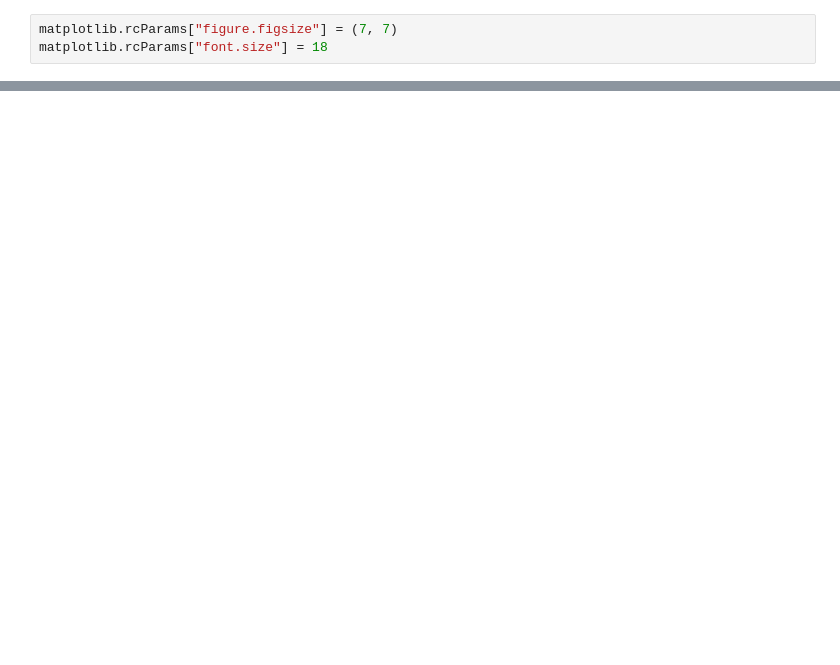
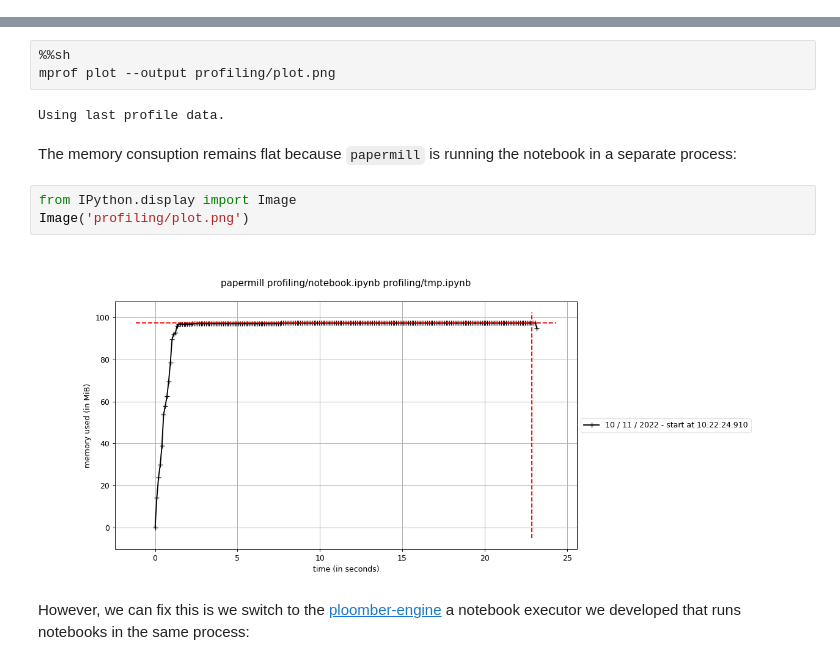
Before and after one commit to ploomber/pydata-nyc-22, a Jupyter notebook: workshop.ipynb, the cells around one changed output, grey strips where cells are left out. Cells and saved outputs as stored; diff of their text form; blank space fills up the shorter version.

```diff
--- a/workshop.ipynb
+++ b/workshop.ipynb
@@ -122,3 +0,0 @@ from sklearn_evaluation import plot
-# %%
-matplotlib.rcParams["figure.figsize"] = (7, 7)
-matplotlib.rcParams["font.size"] = 18
@@ -323,0 +348,14 @@ Path('my_experiments.db').unlink()
+# %%
+%%sh
+mprof plot --output profiling/plot.png
+# %% [output]
+Using last profile data.
+# %% [markdown]
+The memory consuption remains flat because `papermill` is running the notebook in a separate process:
+# %%
+from IPython.display import Image
+Image('profiling/plot.png')
+# %% [output]
+[figure, added]
+# %% [markdown]
+However, we can fix this is we switch to the [ploomber-engine](https://github.com/ploomber/ploomber-engine) a notebook executor we developed that runs notebooks in the same process:
```
Also changed, not shown: parts of 103 cells of this notebook, 12 other files.
